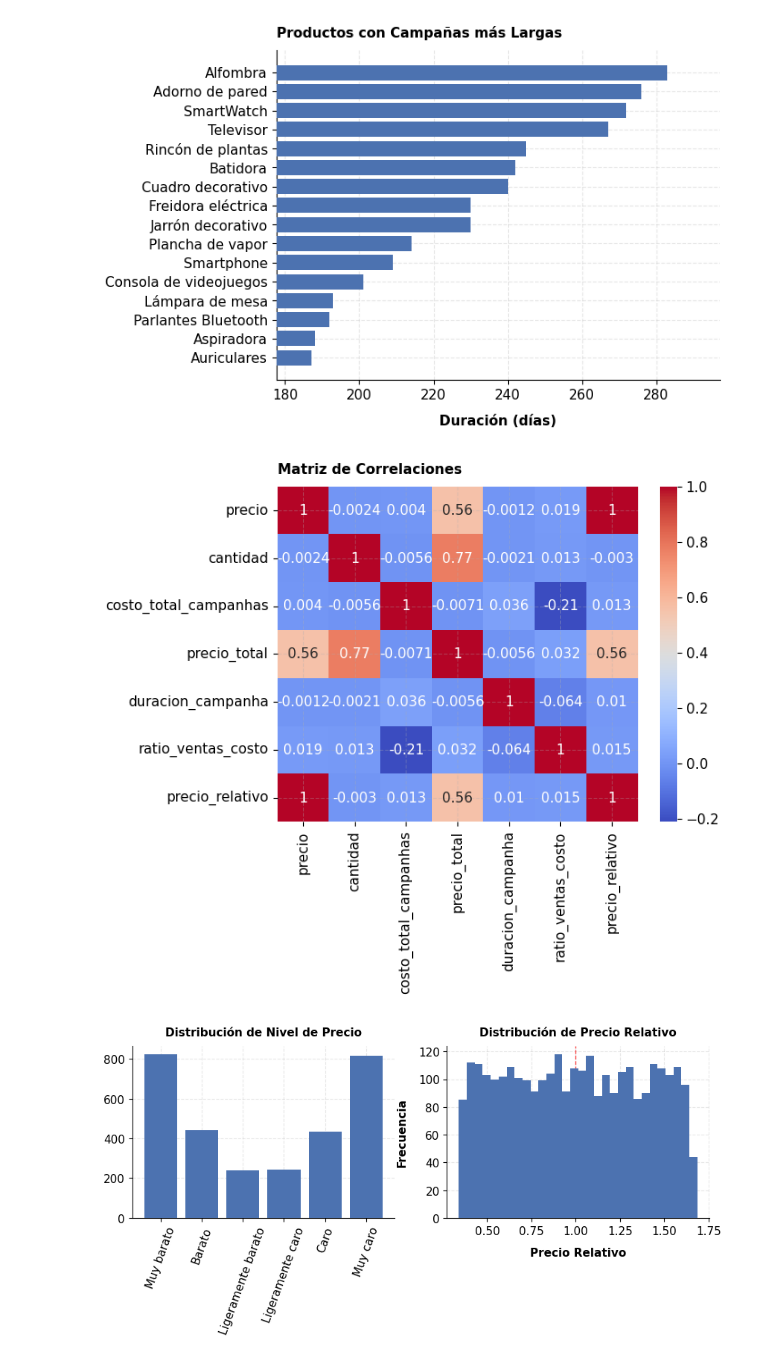
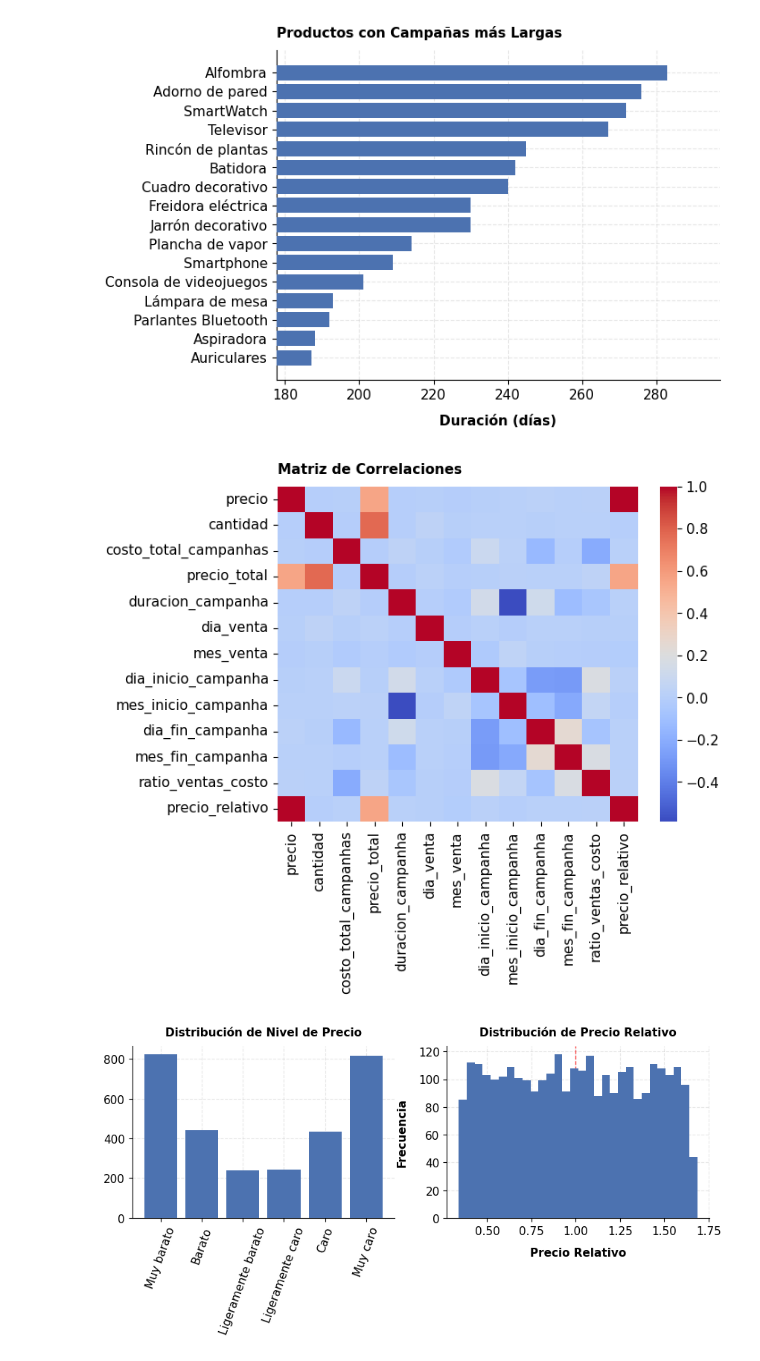
Before and after one commit to NicolasPalomaresDS/PalomaresNicolas-Comision2611-TPIDataAnalytics, a Jupyter notebook: notebooks/analisis.ipynb, the cells around one changed output. Cells and saved outputs as stored; diff of their text form; code cells hidden in the pictures.

```diff
--- a/notebooks/analisis.ipynb
+++ b/notebooks/analisis.ipynb
@@ -63,0 +66,3 @@ ventas_marketing["duracion_campanha"] = (
+# %%
+ventas_marketing["dia_venta"] = ventas_marketing["fecha_venta"].dt.day_of_week
+ventas_marketing["mes_venta"] = ventas_marketing["fecha_venta"].dt.month
@@ -64,3 +71,8 @@ ventas_marketing["duracion_campanha"] = (
+# %%
+ventas_marketing["dia_inicio_campanha"] = ventas_marketing["inicio_campanha"].dt.day_of_week
+ventas_marketing["mes_inicio_campanha"] = ventas_marketing["inicio_campanha"].dt.month
+ventas_marketing["dia_fin_campanha"] = ventas_marketing["fin_campanha"].dt.day_of_week
+ventas_marketing["mes_fin_campanha"] = ventas_marketing["fin_campanha"].dt.month
 # %% [markdown]
 **Ratio ventas totales / costo de campañas**
 # %%
@@ -203,11 +215,12 @@ plt.show()
 [figure]
 # %%
 corr = ventas_marketing.select_dtypes(include="number").corr()
-sns.heatmap(corr, annot=True, cmap="coolwarm")
+sns.heatmap(corr, cmap="coolwarm")
 plt.title("Matriz de Correlaciones", loc="left")
+plt.grid(False)
 plt.show()
 # %% [output]
-[figure, old version]
+[figure, new version]
 # %%
 fig, (ax1, ax2) = plt.subplots(1, 2, figsize=(10, 3))
 
```
Also changed, not shown: parts of 4 cells of this notebook, 2 other files.
